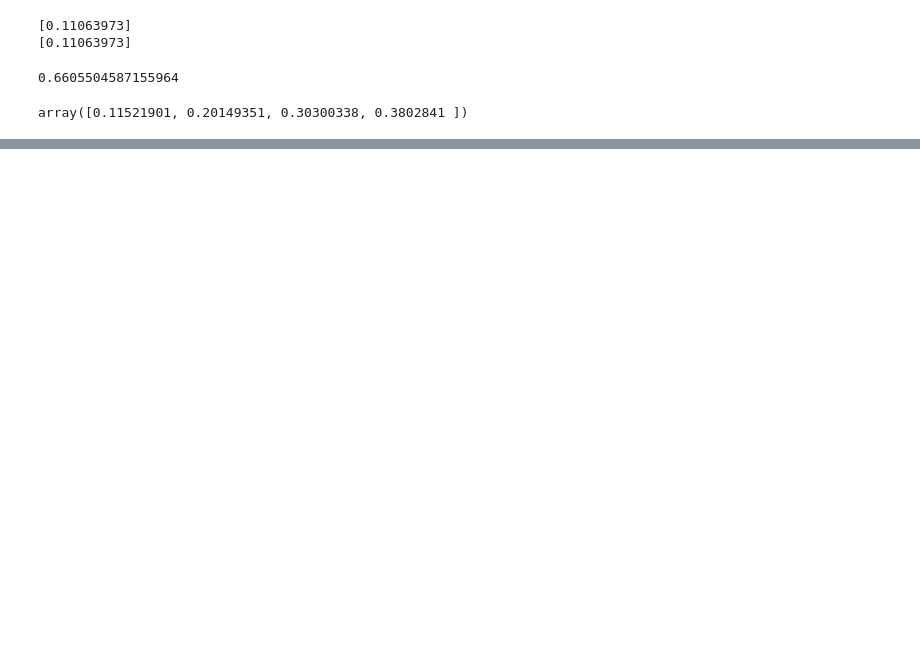
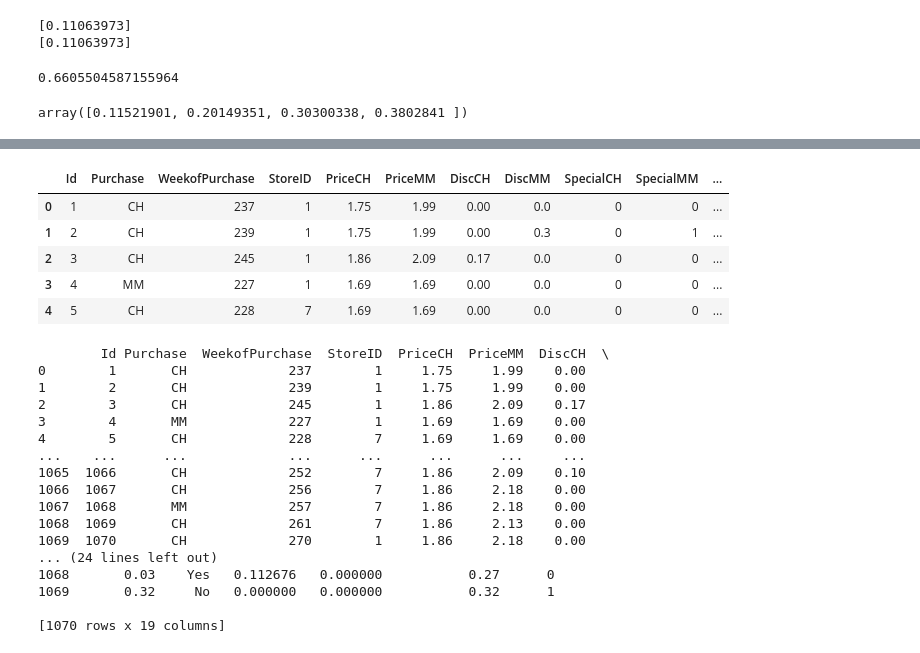
Before and after one commit to eugene9851/Advanced_MachineLearning, a Jupyter notebook: MachineLearning.ipynb, the cells around one changed output, grey strips where cells are left out. Drawn from its saved outputs; the diff is of its cells as text; code cells hidden in the pictures; blank space fills up the shorter version.

```diff
--- a/MachineLearning.ipynb
+++ b/MachineLearning.ipynb
@@ -655,0 +1013,28 @@ array([0.11521901, 0.20149351, 0.30300338, 0.3802841 ])
+# %%
+from pycaret.datasets import get_data
+data = get_data('juice')
+print(data)
+# %% [output]
+|  | Id | Purchase | WeekofPurchase | StoreID | PriceCH | PriceMM | DiscCH | DiscMM | SpecialCH | SpecialMM | ... |
+| 0 | 1 | CH | 237 | 1 | 1.75 | 1.99 | 0.00 | 0.0 | 0 | 0 | ... |
+| 1 | 2 | CH | 239 | 1 | 1.75 | 1.99 | 0.00 | 0.3 | 0 | 1 | ... |
+| 2 | 3 | CH | 245 | 1 | 1.86 | 2.09 | 0.17 | 0.0 | 0 | 0 | ... |
+| 3 | 4 | MM | 227 | 1 | 1.69 | 1.69 | 0.00 | 0.0 | 0 | 0 | ... |
+| 4 | 5 | CH | 228 | 7 | 1.69 | 1.69 | 0.00 | 0.0 | 0 | 0 | ... |
+        Id Purchase  WeekofPurchase  StoreID  PriceCH  PriceMM  DiscCH  \
+0        1       CH             237        1     1.75     1.99    0.00
+1        2       CH             239        1     1.75     1.99    0.00
+2        3       CH             245        1     1.86     2.09    0.17
+3        4       MM             227        1     1.69     1.69    0.00
+4        5       CH             228        7     1.69     1.69    0.00
+...    ...      ...             ...      ...      ...      ...     ...
+1065  1066       CH             252        7     1.86     2.09    0.10
+1066  1067       CH             256        7     1.86     2.18    0.00
+1067  1068       MM             257        7     1.86     2.18    0.00
+1068  1069       CH             261        7     1.86     2.13    0.00
+1069  1070       CH             270        1     1.86     2.18    0.00
+... (24 lines left out)
+1068       0.03    Yes   0.112676   0.000000           0.27      0
+1069       0.32     No   0.000000   0.000000           0.32      1
+
+[1070 rows x 19 columns]
```
Also changed, not shown: parts of 45 cells of this notebook, 1 other file.
